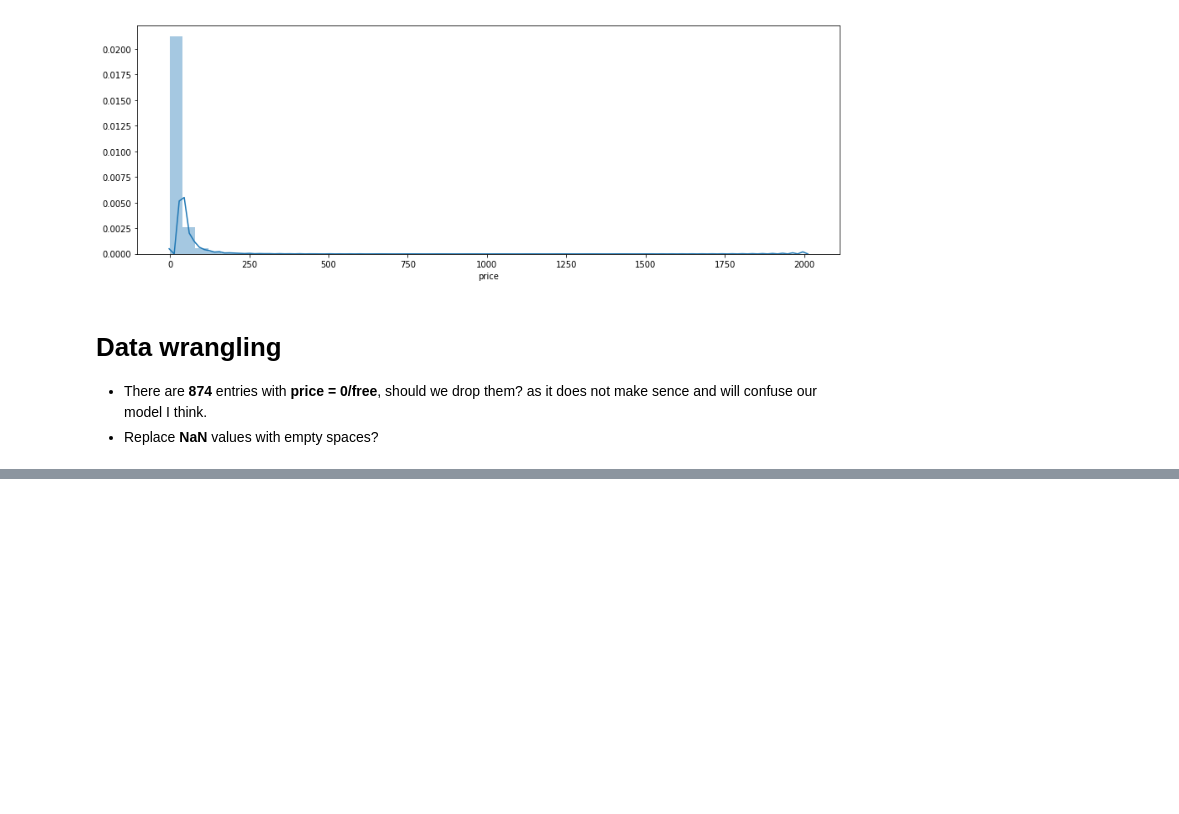
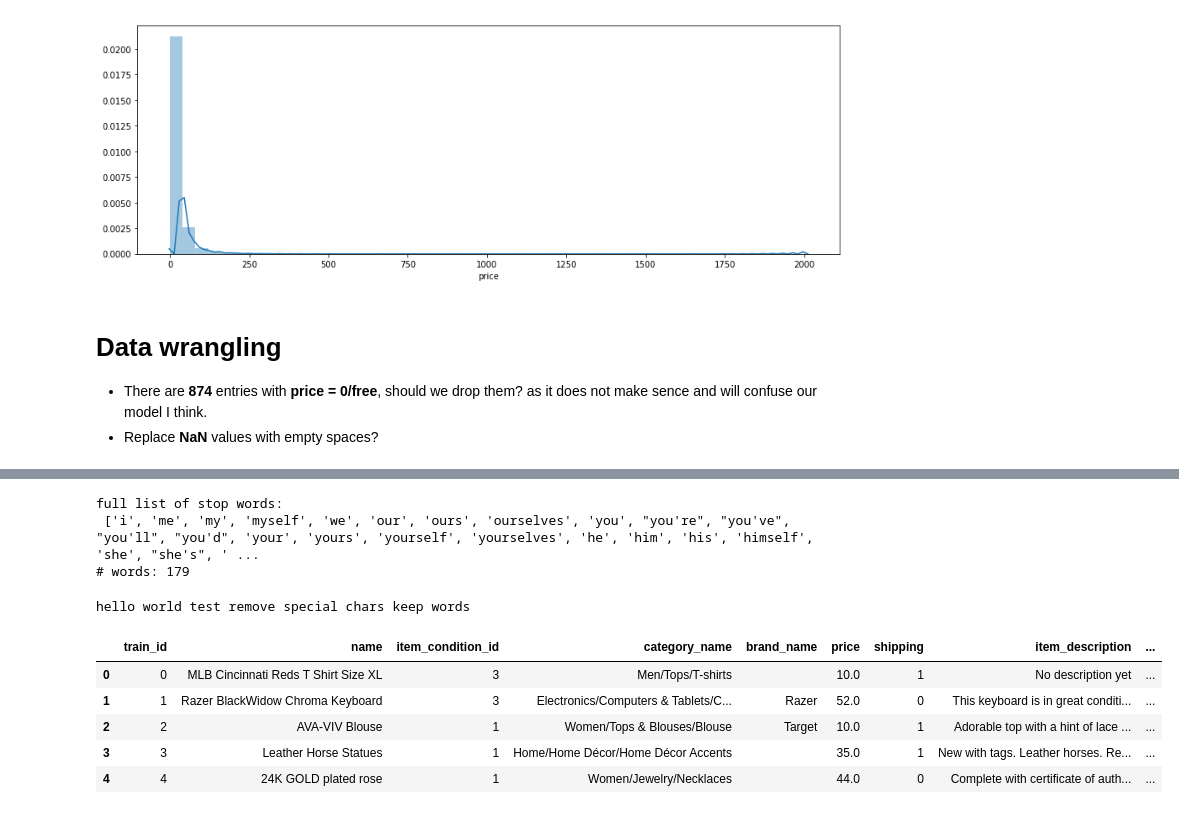
Before and after one commit to asthanameghna/kaggleProject, a Jupyter notebook: Kaggle_Competition.ipynb, the cells around one changed output, grey strips where cells are left out. Cells and saved outputs as stored; diff of their text form; code cells hidden in the pictures; blank space fills up the shorter version.

```diff
--- a/Kaggle_Competition.ipynb
+++ b/Kaggle_Competition.ipynb
@@ -16,9 +15,14 @@ import seaborn as sns
 # sklearn for test train splits
 from sklearn.model_selection import train_test_split
 
-# Ridge regression
+# Ridge regression regularization (L2)
 from sklearn.linear_model import Ridge
 from sklearn.pipeline import make_union
+
+# Data wrangling
+import re
+from nltk.corpus import stopwords
+eng_stp_words = stopwords.words('english')
 # %% [markdown]
 ## Loading kaggle data_sets into Pandas dataframes
 # %%
@@ -168,0 +203,10 @@ data_set.head(10)
+# %%
+# should we keep some words from this list?
+# ('no', 'nor', 'not', 'few') do they indicate something useful like negative description?
+print('full list of stop words:\n', eng_stp_words)
+# 179 words
+print('# words:', len(eng_stp_words))
+# %% [output]
+full list of stop words:
+ ['i', 'me', 'my', 'myself', 'we', 'our', 'ours', 'ourselves', 'you', "you're", "you've", "you'll", "you'd", 'your', 'yours', 'yourself', 'yourselves', 'he', 'him', 'his', 'himself', 'she', "she's", ' ...
+# words: 179
@@ -168,0 +258,19 @@ data_set.head(10)
+# %%
+# test
+print(clean_sentence('Hello World! this is TesT 54 TO remove $ = speciaL CHars & keep words'))
+# %% [output]
+hello world test remove special chars keep words
+# %%
+# clean sentence from description and adds to new column 'item_description_cln'
+
+data_set['item_description_clean'] = data_set['item_description'].apply(clean_sentence)
+data_set['name_clean'] = data_set['name'].apply(clean_sentence)
+# %%
+data_set.head()
+# %% [output]
+|  | train_id | name | item_condition_id | category_name | brand_name | price | shipping | item_description | ... |
+| 0 | 0 | MLB Cincinnati Reds T Shirt Size XL | 3 | Men/Tops/T-shirts |  | 10.0 | 1 | No description yet | ... |
+| 1 | 1 | Razer BlackWidow Chroma Keyboard | 3 | Electronics/Computers & Tablets/C... | Razer | 52.0 | 0 | This keyboard is in great conditi... | ... |
+| 2 | 2 | AVA-VIV Blouse | 1 | Women/Tops & Blouses/Blouse | Target | 10.0 | 1 | Adorable top with a hint of lace ... | ... |
+| 3 | 3 | Leather Horse Statues | 1 | Home/Home Décor/Home Décor Accents |  | 35.0 | 1 | New with tags. Leather horses. Re... | ... |
+| 4 | 4 | 24K GOLD plated rose | 1 | Women/Jewelry/Necklaces |  | 44.0 | 0 | Complete with certificate of auth... | ... |
```
Also changed, not shown: parts of 7 cells of this notebook.
